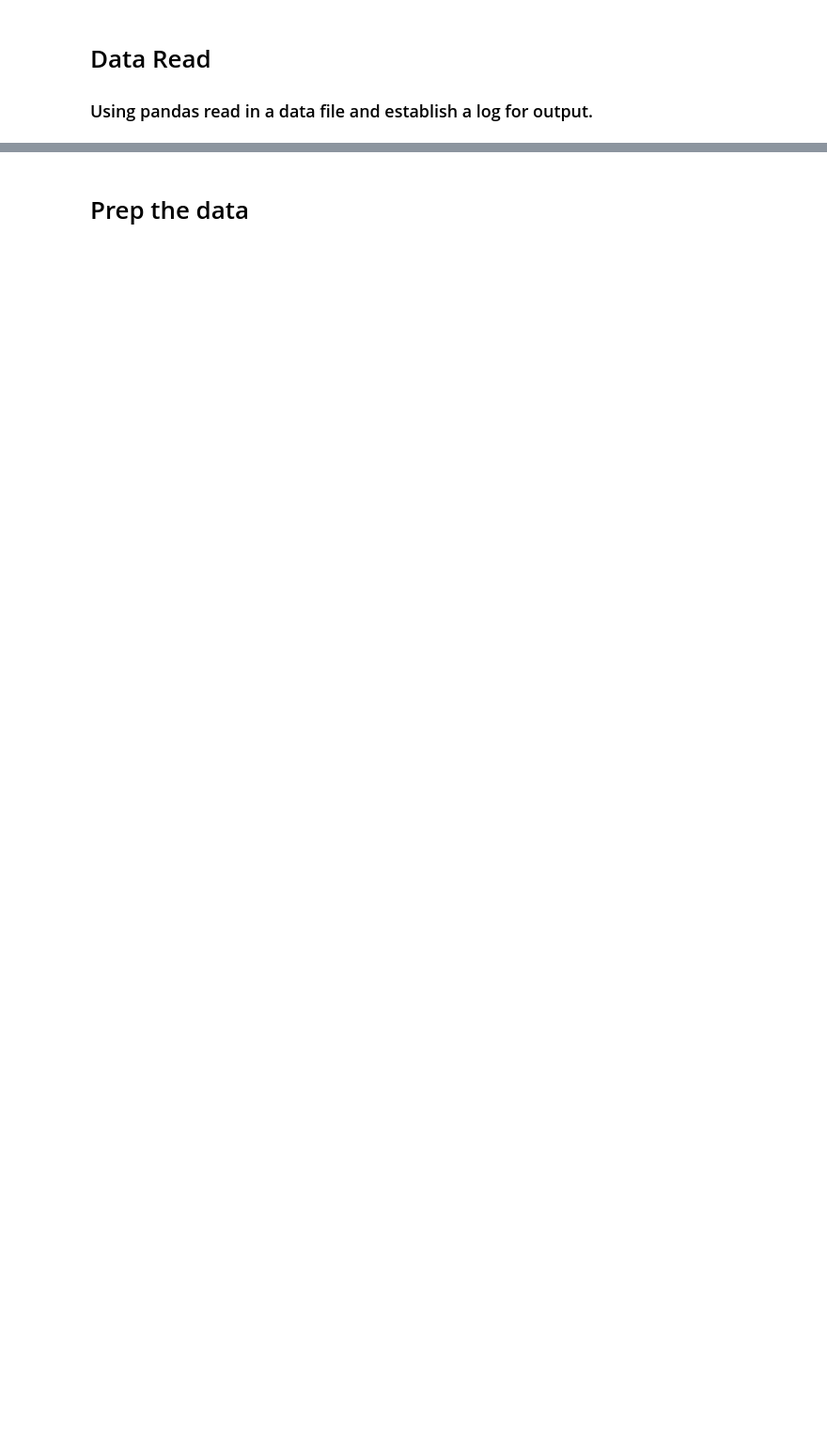
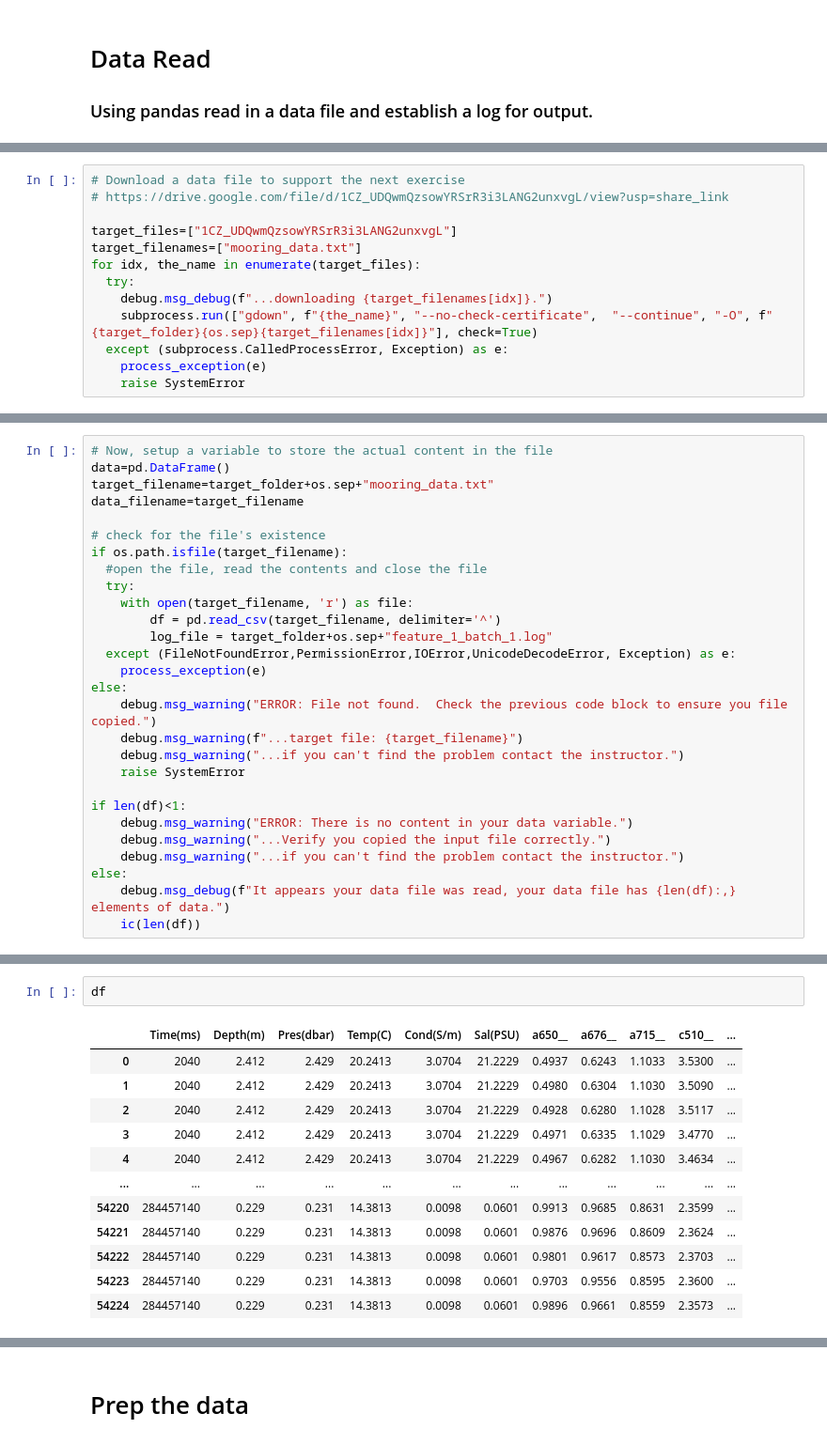
Before and after one commit to christophergarthwood/jbooks, a Jupyter notebook: 004_sklearn_pandas_linearRegress_opticsMoorningData.ipynb, the cells around one changed output, grey strips where cells are left out. Shown at 94% size. Saved outputs shown, nothing was run; the diff lists cells and outputs as text; blank space fills up the shorter version.

```diff
--- a/004_sklearn_pandas_linearRegress_opticsMoorningData.ipynb
+++ b/004_sklearn_pandas_linearRegress_opticsMoorningData.ipynb
@@ -147,0 +472,13 @@ data
+# %%
+# Download a data file to support the next exercise
+# https://drive.google.com/file/d/1CZ_UDQwmQzsowYRSrR3i3LANG2unxvgL/view?usp=share_link
+
+target_files=["1CZ_UDQwmQzsowYRSrR3i3LANG2unxvgL"]
+target_filenames=["mooring_data.txt"]
+for idx, the_name in enumerate(target_files):
+  try:
+    debug.msg_debug(f"...downloading {target_filenames[idx]}.")
+    subprocess.run(["gdown", f"{the_name}", "--no-check-certificate",  "--continue", "-O", f"{target_folder}{os.sep}{target_filenames[idx]}"], check=True)
+  except (subprocess.CalledProcessError, Exception) as e:
+    process_exception(e)
+    raise SystemError
@@ -147,0 +514,28 @@ data
+# %%
+# Now, setup a variable to store the actual content in the file
+data=pd.DataFrame()
+target_filename=target_folder+os.sep+"mooring_data.txt"
+data_filename=target_filename
+
+# check for the file's existence
+if os.path.isfile(target_filename):
+  #open the file, read the contents and close the file
+  try:
+    with open(target_filename, 'r') as file:
+        df = pd.read_csv(target_filename, delimiter='^')
+        log_file = target_folder+os.sep+"feature_1_batch_1.log"
+  except (FileNotFoundError,PermissionError,IOError,UnicodeDecodeError, Exception) as e:
+    process_exception(e)
+else:
+    debug.msg_warning("ERROR: File not found.  Check the previous code block to ensure you file copied.")
+    debug.msg_warning(f"...target file: {target_filename}")
+    debug.msg_warning("...if you can't find the problem contact the instructor.")
+    raise SystemError
+
+if len(df)<1:
+    debug.msg_warning("ERROR: There is no content in your data variable.")
+    debug.msg_warning("...Verify you copied the input file correctly.")
+    debug.msg_warning("...if you can't find the problem contact the instructor.")
+else:
+    debug.msg_debug(f"It appears your data file was read, your data file has {len(df):,} elements of data.")
+    ic(len(df))
@@ -148,2 +549,17 @@ data
+# %%
+df
+# %% [output]
+|  | Time(ms) | Depth(m) | Pres(dbar) | Temp(C) | Cond(S/m) | Sal(PSU) | a650__ | a676__ | a715__ | c510__ | ... |
+| 0 | 2040 | 2.412 | 2.429 | 20.2413 | 3.0704 | 21.2229 | 0.4937 | 0.6243 | 1.1033 | 3.5300 | ... |
+| 1 | 2040 | 2.412 | 2.429 | 20.2413 | 3.0704 | 21.2229 | 0.4980 | 0.6304 | 1.1030 | 3.5090 | ... |
+| 2 | 2040 | 2.412 | 2.429 | 20.2413 | 3.0704 | 21.2229 | 0.4928 | 0.6280 | 1.1028 | 3.5117 | ... |
+| 3 | 2040 | 2.412 | 2.429 | 20.2413 | 3.0704 | 21.2229 | 0.4971 | 0.6335 | 1.1029 | 3.4770 | ... |
+| 4 | 2040 | 2.412 | 2.429 | 20.2413 | 3.0704 | 21.2229 | 0.4967 | 0.6282 | 1.1030 | 3.4634 | ... |
+| ... | ... | ... | ... | ... | ... | ... | ... | ... | ... | ... | ... |
+| 54220 | 284457140 | 0.229 | 0.231 | 14.3813 | 0.0098 | 0.0601 | 0.9913 | 0.9685 | 0.8631 | 2.3599 | ... |
+| 54221 | 284457140 | 0.229 | 0.231 | 14.3813 | 0.0098 | 0.0601 | 0.9876 | 0.9696 | 0.8609 | 2.3624 | ... |
+| 54222 | 284457140 | 0.229 | 0.231 | 14.3813 | 0.0098 | 0.0601 | 0.9801 | 0.9617 | 0.8573 | 2.3703 | ... |
+| 54223 | 284457140 | 0.229 | 0.231 | 14.3813 | 0.0098 | 0.0601 | 0.9703 | 0.9556 | 0.8595 | 2.3600 | ... |
+| 54224 | 284457140 | 0.229 | 0.231 | 14.3813 | 0.0098 | 0.0601 | 0.9896 | 0.9661 | 0.8559 | 2.3573 | ... |
 # %%
 #what does the data domain look like?
```
Also changed, not shown: parts of 48 cells of this notebook, 2 other files.
